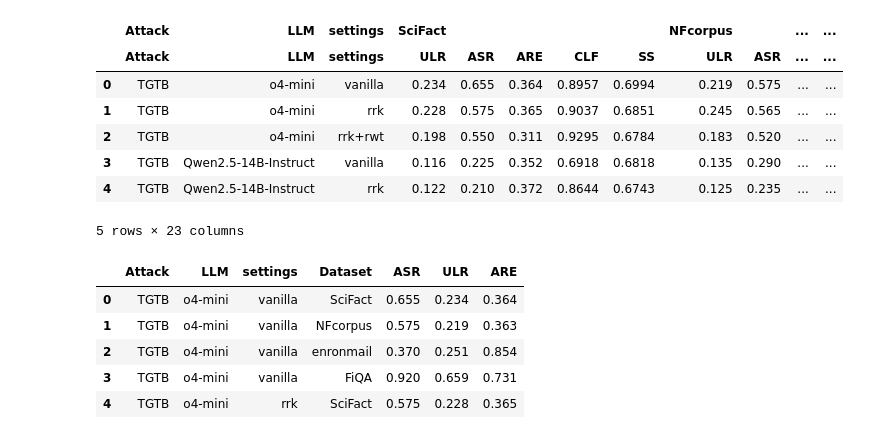
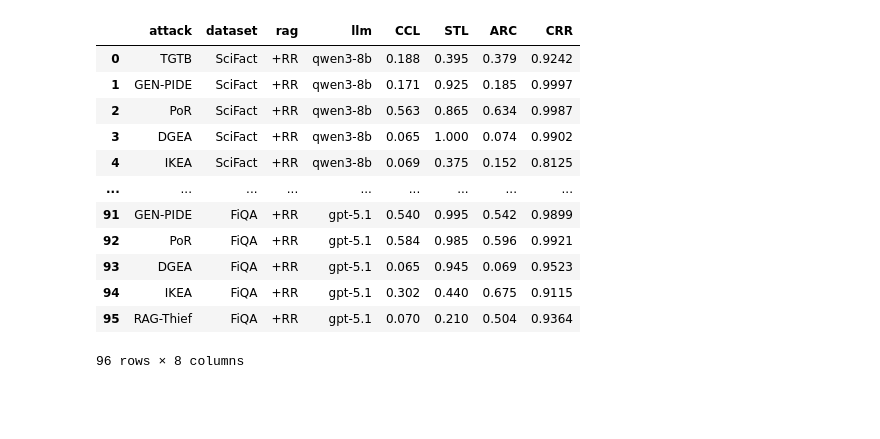
Before and after one commit to yeasen-z/LeakDojo, a Jupyter notebook: tools/draw_jupyters/end-show-paper/main_result.ipynb, the cells around one changed output. Cells and saved outputs as stored; diff of their text form; code cells hidden in the pictures; blank space fills up the shorter version.

```diff
--- a/tools/draw_jupyters/end-show-paper/main_result.ipynb
+++ b/tools/draw_jupyters/end-show-paper/main_result.ipynb
@@ -3,6 +3,11 @@ import matplotlib.pyplot as plt
 import seaborn as sns
 import pandas as pd
 import numpy as np
-# 1. 读取数据
-df = pd.read_csv('../data/main_results.csv', header=[0, 1]  # 关键：两行表头
-)
+
+# df1 = pd.read_csv('../data/main_nfcorpus_llms.csv')
+# df2 = pd.read_csv('../data/main_rags.csv')
+df3 = pd.read_csv('../data/main_results_sota.csv')
+
+# Concatenate them along the columns (axis=1) if they have the same row indices
+# df = pd.concat([df1, df2, df3], axis=0)
+df = pd.concat([df3], axis=0)
@@ -9,18 +23,20 @@ df = pd.read_csv('../data/main_results.csv', header=[0, 1]  # 关键：两行表
 # %%
-datasets = ["SciFact", "NFcorpus", "enronmail", "FiQA"]
-
-for d in datasets:
-    df[(d, "ASR")] = df[(d, "ASR")] / 200
-    df[(d, "ULR")] = df[(d, "ULR")] / 1000
-    df[(d, "ARE")] = df[(d, "ARE")] / 1000
+df["STL"] = df["STL"] /200
+df["CCL"] = df["CCL"] /1000
+df["ARC"] = df["ARC"] /1000
 # %%
-df.head()
+df
 # %% [output]
-|  | Attack | LLM | settings | SciFact |  |  |  |  | NFcorpus |  | ... | ... |
-|  | Attack | LLM | settings | ULR | ASR | ARE | CLF | SS | ULR | ASR | ... | ... |
-| 0 | TGTB | o4-mini | vanilla | 0.234 | 0.655 | 0.364 | 0.8957 | 0.6994 | 0.219 | 0.575 | ... | ... |
-| 1 | TGTB | o4-mini | rrk | 0.228 | 0.575 | 0.365 | 0.9037 | 0.6851 | 0.245 | 0.565 | ... | ... |
-| 2 | TGTB | o4-mini | rrk+rwt | 0.198 | 0.550 | 0.311 | 0.9295 | 0.6784 | 0.183 | 0.520 | ... | ... |
-| 3 | TGTB | Qwen2.5-14B-Instruct | vanilla | 0.116 | 0.225 | 0.352 | 0.6918 | 0.6818 | 0.135 | 0.290 | ... | ... |
-| 4 | TGTB | Qwen2.5-14B-Instruct | rrk | 0.122 | 0.210 | 0.372 | 0.8644 | 0.6743 | 0.125 | 0.235 | ... | ... |
+|  | attack | dataset | rag | llm | CCL | STL | ARC | CRR |
+| 0 | TGTB | SciFact | +RR | qwen3-8b | 0.188 | 0.395 | 0.379 | 0.9242 |
+| 1 | GEN-PIDE | SciFact | +RR | qwen3-8b | 0.171 | 0.925 | 0.185 | 0.9997 |
+| 2 | PoR | SciFact | +RR | qwen3-8b | 0.563 | 0.865 | 0.634 | 0.9987 |
+| 3 | DGEA | SciFact | +RR | qwen3-8b | 0.065 | 1.000 | 0.074 | 0.9902 |
+| 4 | IKEA | SciFact | +RR | qwen3-8b | 0.069 | 0.375 | 0.152 | 0.8125 |
+| ... | ... | ... | ... | ... | ... | ... | ... | ... |
+| 91 | GEN-PIDE | FiQA | +RR | gpt-5.1 | 0.540 | 0.995 | 0.542 | 0.9899 |
+| 92 | PoR | FiQA | +RR | gpt-5.1 | 0.584 | 0.985 | 0.596 | 0.9921 |
+| 93 | DGEA | FiQA | +RR | gpt-5.1 | 0.065 | 0.945 | 0.069 | 0.9523 |
+| 94 | IKEA | FiQA | +RR | gpt-5.1 | 0.302 | 0.440 | 0.675 | 0.9115 |
+| 95 | RAG-Thief | FiQA | +RR | gpt-5.1 | 0.070 | 0.210 | 0.504 | 0.9364 |
-5 rows × 23 columns
+96 rows × 8 columns
@@ -49,9 +42,0 @@ long_df = pd.DataFrame(records)
-# %%
-long_df.head()
-# %% [output]
-|  | Attack | LLM | settings | Dataset | ASR | ULR | ARE |
-| 0 | TGTB | o4-mini | vanilla | SciFact | 0.655 | 0.234 | 0.364 |
-| 1 | TGTB | o4-mini | vanilla | NFcorpus | 0.575 | 0.219 | 0.363 |
-| 2 | TGTB | o4-mini | vanilla | enronmail | 0.370 | 0.251 | 0.854 |
-| 3 | TGTB | o4-mini | vanilla | FiQA | 0.920 | 0.659 | 0.731 |
-| 4 | TGTB | o4-mini | rrk | SciFact | 0.575 | 0.228 | 0.365 |
```
Also changed, not shown: parts of 11 cells of this notebook, 38 other files.
